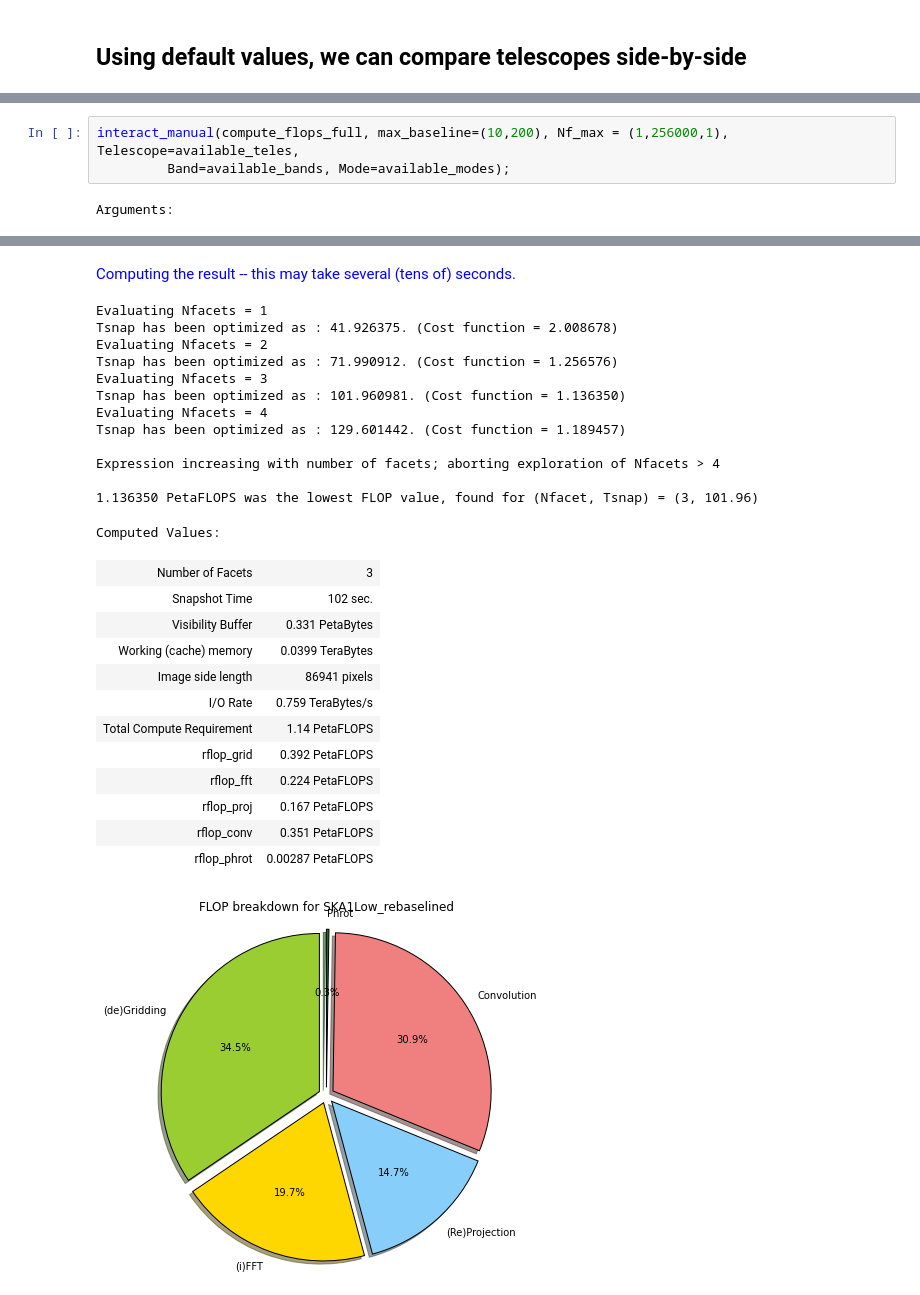
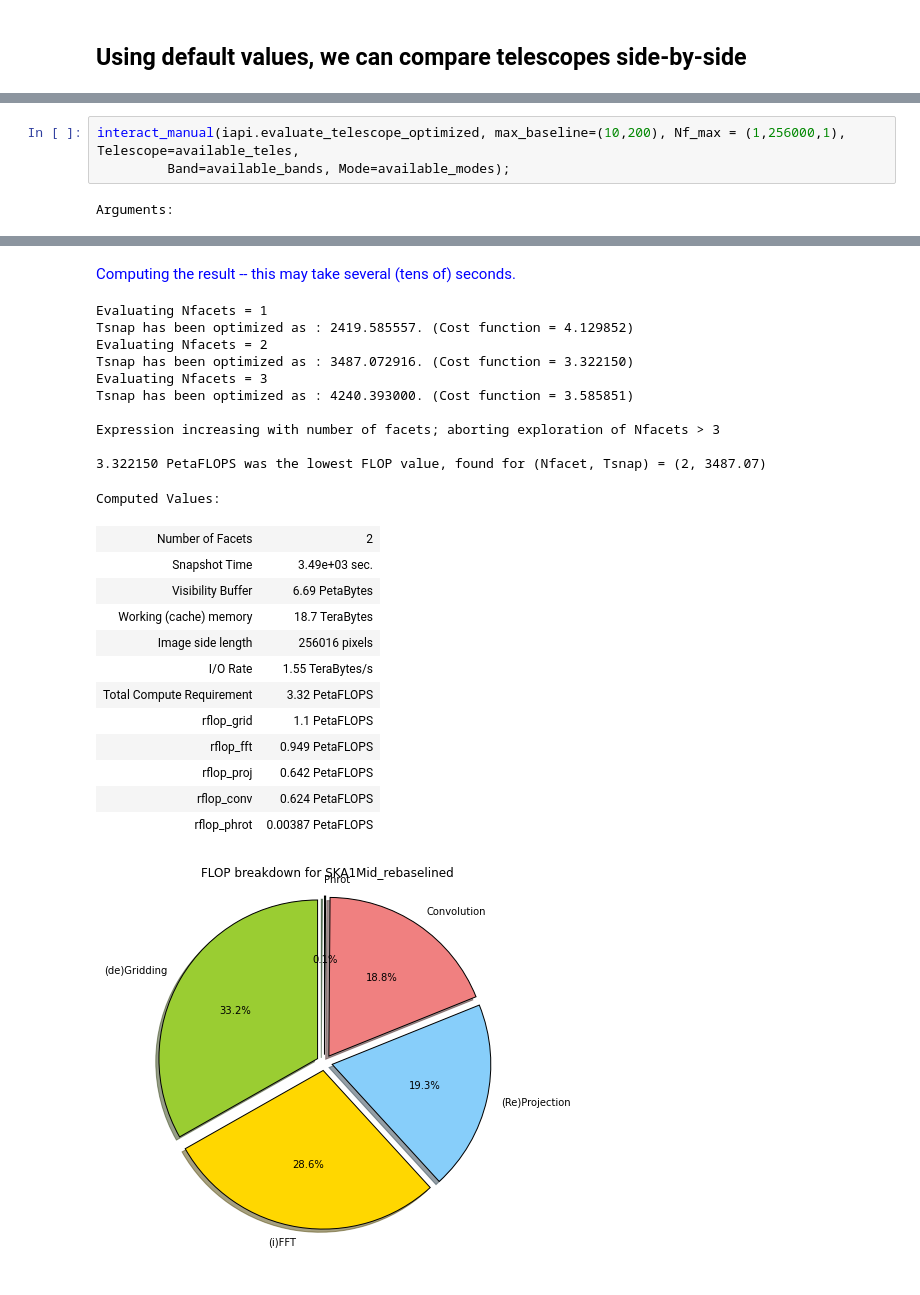
Before and after one commit to top-sim/sdp-par-model, a Jupyter notebook: iPython/SKA1_Imaging_Performance_Model.ipynb, the cells around one changed output, grey strips where cells are left out. Cells and saved outputs as stored; diff of their text form.

```diff
--- a/iPython/SKA1_Imaging_Performance_Model.ipynb
+++ b/iPython/SKA1_Imaging_Performance_Model.ipynb
@@ -309,5 +92,5 @@ In this example, *Tsnap and Nfacet* are *automatically* chosen so as to minimize
 # %%
-interact_manual(compute_flops_full, max_baseline=(10,200), Nf_max = (1,256000,1), Telescope=available_teles,
+interact_manual(iapi.evaluate_telescope_optimized, max_baseline=(10,200), Nf_max = (1,256000,1), Telescope=available_teles,
          Band=available_bands, Mode=available_modes);
 # %% [output]
 Arguments:
@@ -319,27 +102,25 @@ Arguments:
 Computing the result -- this may take several (tens of) seconds.
 Evaluating Nfacets = 1
-Tsnap has been optimized as : 41.926375. (Cost function = 2.008678)
+Tsnap has been optimized as : 2419.585557. (Cost function = 4.129852)
 Evaluating Nfacets = 2
-Tsnap has been optimized as : 71.990912. (Cost function = 1.256576)
+Tsnap has been optimized as : 3487.072916. (Cost function = 3.322150)
 Evaluating Nfacets = 3
-Tsnap has been optimized as : 101.960981. (Cost function = 1.136350)
-Evaluating Nfacets = 4
-Tsnap has been optimized as : 129.601442. (Cost function = 1.189457)
+Tsnap has been optimized as : 4240.393000. (Cost function = 3.585851)
 
-Expression increasing with number of facets; aborting exploration of Nfacets > 4
+Expression increasing with number of facets; aborting exploration of Nfacets > 3
 
-1.136350 PetaFLOPS was the lowest FLOP value, found for (Nfacet, Tsnap) = (3, 101.96)
+3.322150 PetaFLOPS was the lowest FLOP value, found for (Nfacet, Tsnap) = (2, 3487.07)
 Computed Values:
-| Number of Facets | 3 |
-| Snapshot Time | 102 sec. |
-| Visibility Buffer | 0.331 PetaBytes |
-| Working (cache) memory | 0.0399 TeraBytes |
-| Image side length | 86941 pixels |
-| I/O Rate | 0.759 TeraBytes/s |
-| Total Compute Requirement | 1.14 PetaFLOPS |
-| rflop_grid | 0.392 PetaFLOPS |
-| rflop_fft | 0.224 PetaFLOPS |
-| rflop_proj | 0.167 PetaFLOPS |
-| rflop_conv | 0.351 PetaFLOPS |
-| rflop_phrot | 0.00287 PetaFLOPS |
+| Number of Facets | 2 |
+| Snapshot Time | 3.49e+03 sec. |
+| Visibility Buffer | 6.69 PetaBytes |
+| Working (cache) memory | 18.7 TeraBytes |
+| Image side length | 256016 pixels |
+| I/O Rate | 1.55 TeraBytes/s |
+| Total Compute Requirement | 3.32 PetaFLOPS |
+| rflop_grid | 1.1 PetaFLOPS |
+| rflop_fft | 0.949 PetaFLOPS |
+| rflop_proj | 0.642 PetaFLOPS |
+| rflop_conv | 0.624 PetaFLOPS |
+| rflop_phrot | 0.00387 PetaFLOPS |
-[figure, old version]
+[figure, new version]
```
Also changed, not shown: parts of 10 cells of this notebook, 1 other file.
